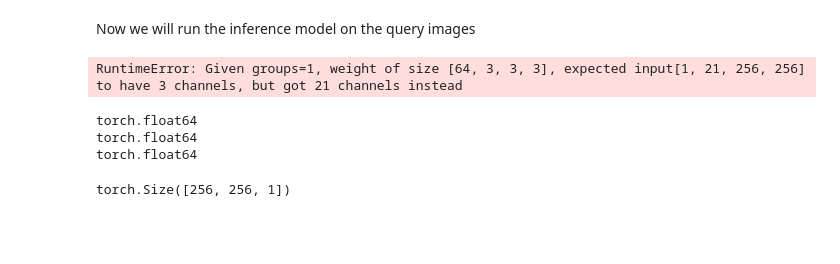
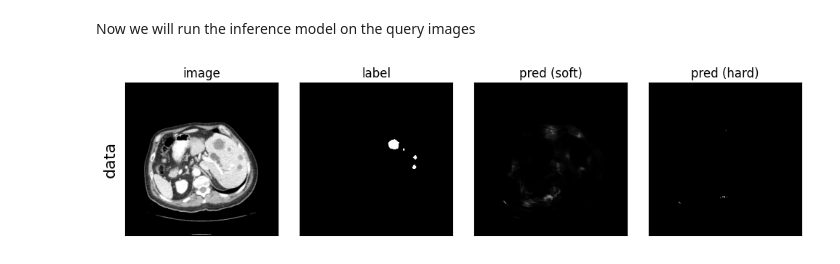
Before and after one commit to alinaryabtsev/FewShotLearning, a Jupyter notebook: test_modules/universeg_test.ipynb, the cells around one changed output. Cells and saved outputs as stored; diff of their text form; code cells hidden in the pictures; blank space fills up the shorter version.

```diff
--- a/test_modules/universeg_test.ipynb
+++ b/test_modules/universeg_test.ipynb
@@ -82,28 +129,16 @@ Now we will run the inference model on the query images
 # %%
 # select an image, label test pair
 idx = np.random.permutation(len(d_query))[0]
 image, label = d_query[idx]
 image, label = image.to(device), label.to(device)
 
 # run inference
-logits = model(image[None].type(torch.float), support_images[None].type(torch.float), support_labels[None].type(torch.float))[0].to(device)
+logits = model(image[None], support_images[None], support_labels[None])[0].to(device)
 pred = torch.sigmoid(logits)
 
 # visualize
 res = {'data': [image, label, pred, pred > 0.5]}
 titles = col_names=['image', 'label', 'pred (soft)', 'pred (hard)']
 visualize_tensors(res, col_wrap=4, col_names=titles)
 # %% [output]
-RuntimeError: Given groups=1, weight of size [64, 3, 3, 3], expected input[1, 21, 256, 256] to have 3 channels, but got 21 channels instead
+[figure, added]
-# %%
-print(image[None][None].dtype)
-print(support_labels[None][None].dtype)
-print(support_images[None][None].dtype)
-# %% [output]
-torch.float64
-torch.float64
-torch.float64
-# %%
-d_support[0]
-# %% [output]
-torch.Size([256, 256, 1])
```
Also changed, not shown: parts of 38 cells of this notebook.
